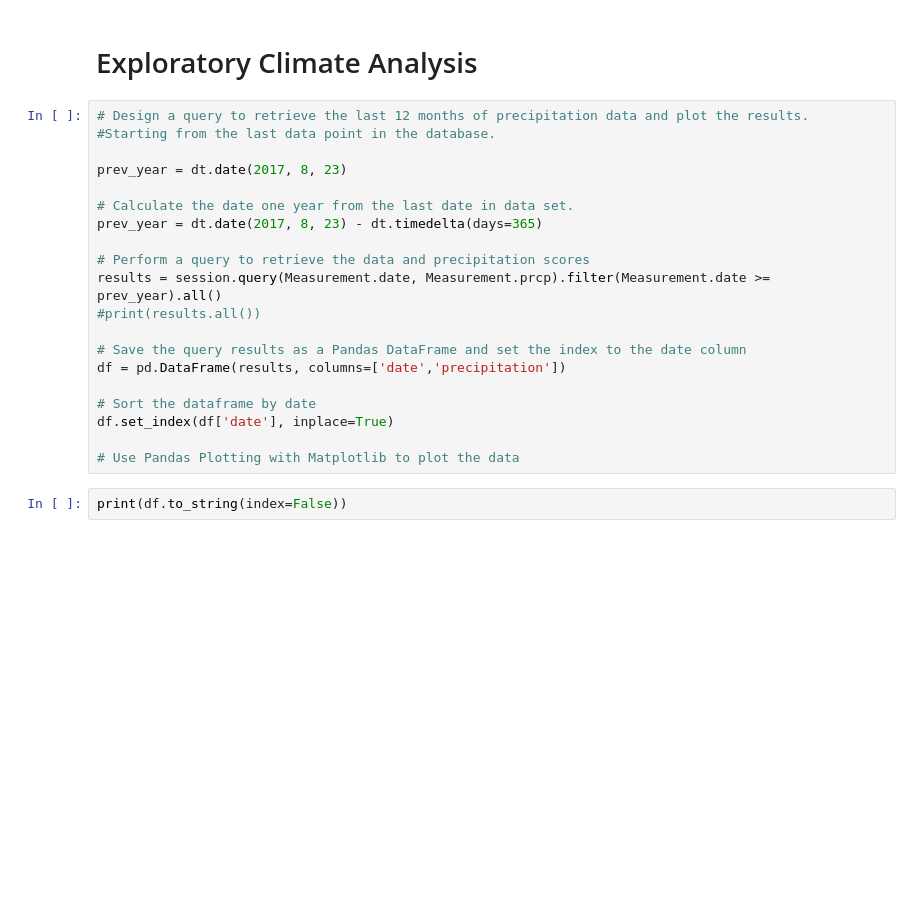
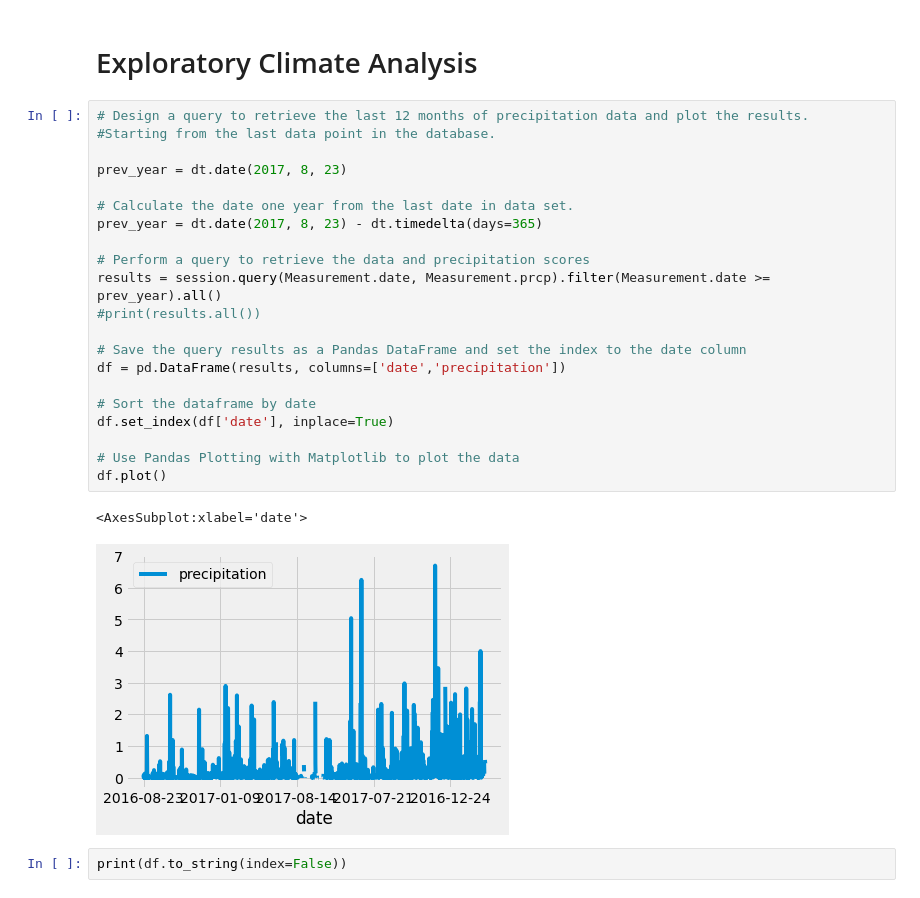
Before and after one commit to Anoobis5/surfs-up, a Jupyter notebook: climate_analysis.ipynb, the cells around one changed output. Saved outputs shown, nothing was run; the diff lists cells and outputs as text; blank space fills up the shorter version.

```diff
--- a/climate_analysis.ipynb
+++ b/climate_analysis.ipynb
@@ -42,23 +42,27 @@ session = Session(engine)
 # %%
 # Design a query to retrieve the last 12 months of precipitation data and plot the results.
 #Starting from the last data point in the database.
 
 prev_year = dt.date(2017, 8, 23)
 
 # Calculate the date one year from the last date in data set.
 prev_year = dt.date(2017, 8, 23) - dt.timedelta(days=365)
 
 # Perform a query to retrieve the data and precipitation scores
 results = session.query(Measurement.date, Measurement.prcp).filter(Measurement.date >= prev_year).all()
 #print(results.all())
 
 # Save the query results as a Pandas DataFrame and set the index to the date column
 df = pd.DataFrame(results, columns=['date','precipitation'])
 
 # Sort the dataframe by date
 df.set_index(df['date'], inplace=True)
 
 # Use Pandas Plotting with Matplotlib to plot the data
+df.plot()
+# %% [output]
+<AxesSubplot:xlabel='date'>
+[figure, added]
 # %%
 print(df.to_string(index=False))
 # %% [output]
```
Also changed, not shown: parts of 2 cells of this notebook.
